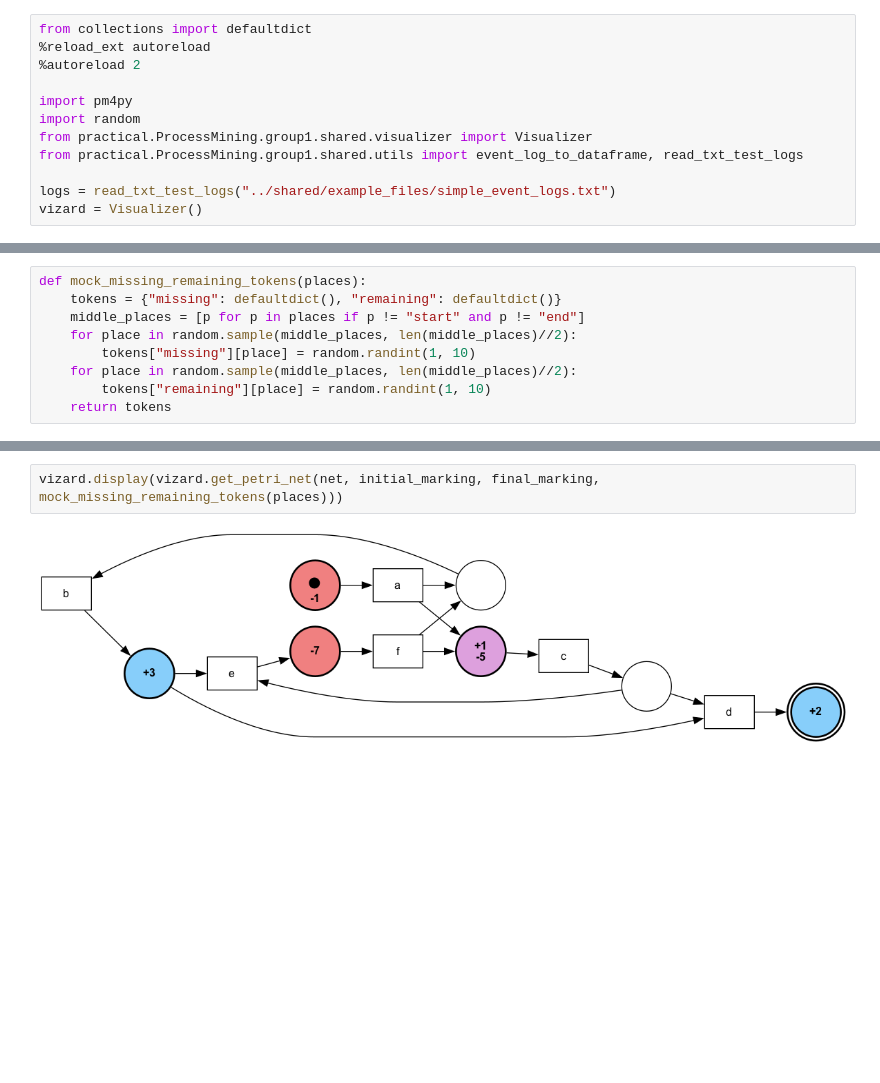
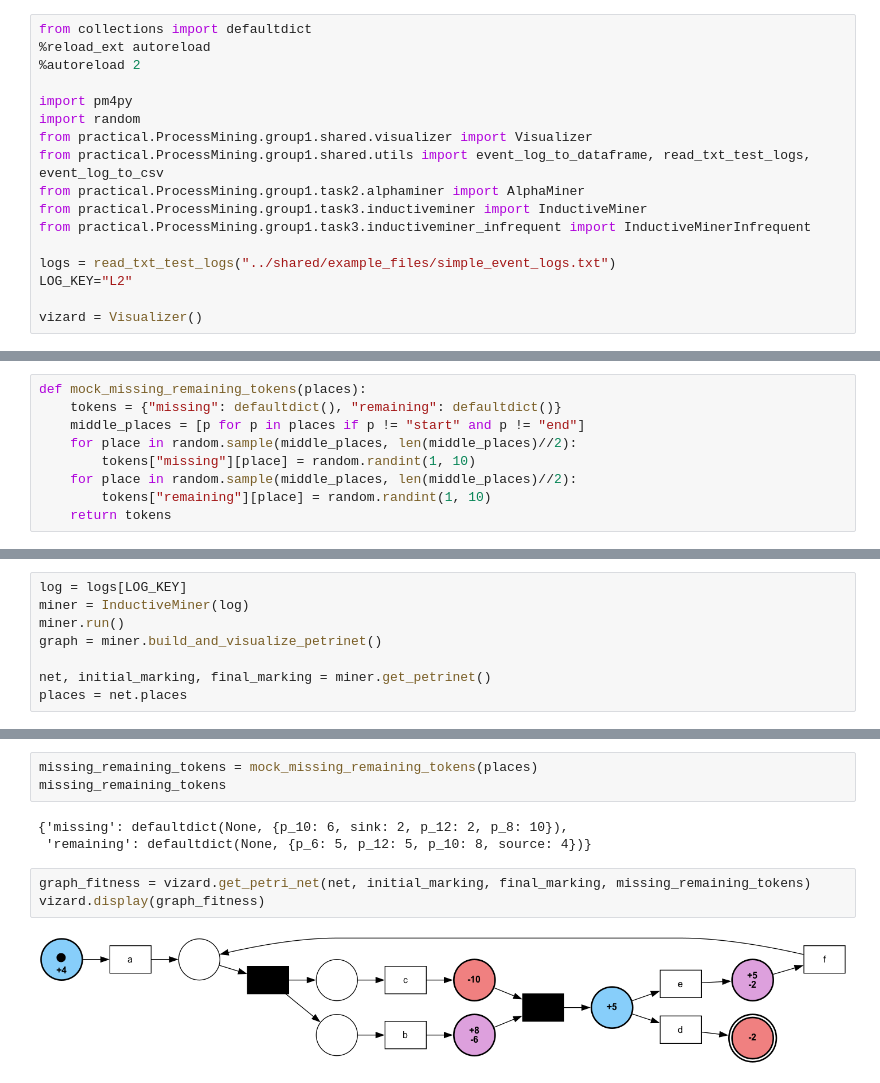
Before and after one commit to collinleiber/LMU_Master_Practical_SoSe24, a Jupyter notebook: practical/ProcessMining/group1/task4/token_replay_prototyping.ipynb, the cells around one changed output, grey strips where cells are left out. Cells and saved outputs as stored; diff of their text form; blank space fills up the shorter version.

```diff
--- a/practical/ProcessMining/group1/task4/token_replay_prototyping.ipynb
+++ b/practical/ProcessMining/group1/task4/token_replay_prototyping.ipynb
@@ -8,9 +8,14 @@ from collections import defaultdict
 import pm4py
 import random
 from practical.ProcessMining.group1.shared.visualizer import Visualizer
-from practical.ProcessMining.group1.shared.utils import event_log_to_dataframe, read_txt_test_logs
+from practical.ProcessMining.group1.shared.utils import event_log_to_dataframe, read_txt_test_logs, event_log_to_csv
+from practical.ProcessMining.group1.task2.alphaminer import AlphaMiner
+from practical.ProcessMining.group1.task3.inductiveminer import InductiveMiner
+from practical.ProcessMining.group1.task3.inductiveminer_infrequent import InductiveMinerInfrequent
 
 logs = read_txt_test_logs("../shared/example_files/simple_event_logs.txt")
+LOG_KEY="L2"
+
 vizard = Visualizer()
 # %% [markdown]
 ## Visualization Test
@@ -106,0 +88,8 @@ vizard.display(vizard.get_petri_net(net, initial_marking, final_marking, mock_mi
+# %%
+log = logs[LOG_KEY]
+miner = InductiveMiner(log)
+miner.run()
+graph = miner.build_and_visualize_petrinet()
+
+net, initial_marking, final_marking = miner.get_petrinet()
+places = net.places
@@ -107,4 +100,11 @@ vizard.display(vizard.get_petri_net(net, initial_marking, final_marking, mock_mi
+# %%
+missing_remaining_tokens = mock_missing_remaining_tokens(places)
+missing_remaining_tokens
+# %% [output]
+{'missing': defaultdict(None, {p_10: 6, sink: 2, p_12: 2, p_8: 10}),
+ 'remaining': defaultdict(None, {p_6: 5, p_12: 5, p_10: 8, source: 4})}
 # %%
-vizard.display(vizard.get_petri_net(net, initial_marking, final_marking, mock_missing_remaining_tokens(places)))
+graph_fitness = vizard.get_petri_net(net, initial_marking, final_marking, missing_remaining_tokens)
+vizard.display(graph_fitness)
 # %% [output]
-[figure, old version]
+[figure, new version]
```
Also changed, not shown: parts of 24 cells of this notebook, 2 other files.
